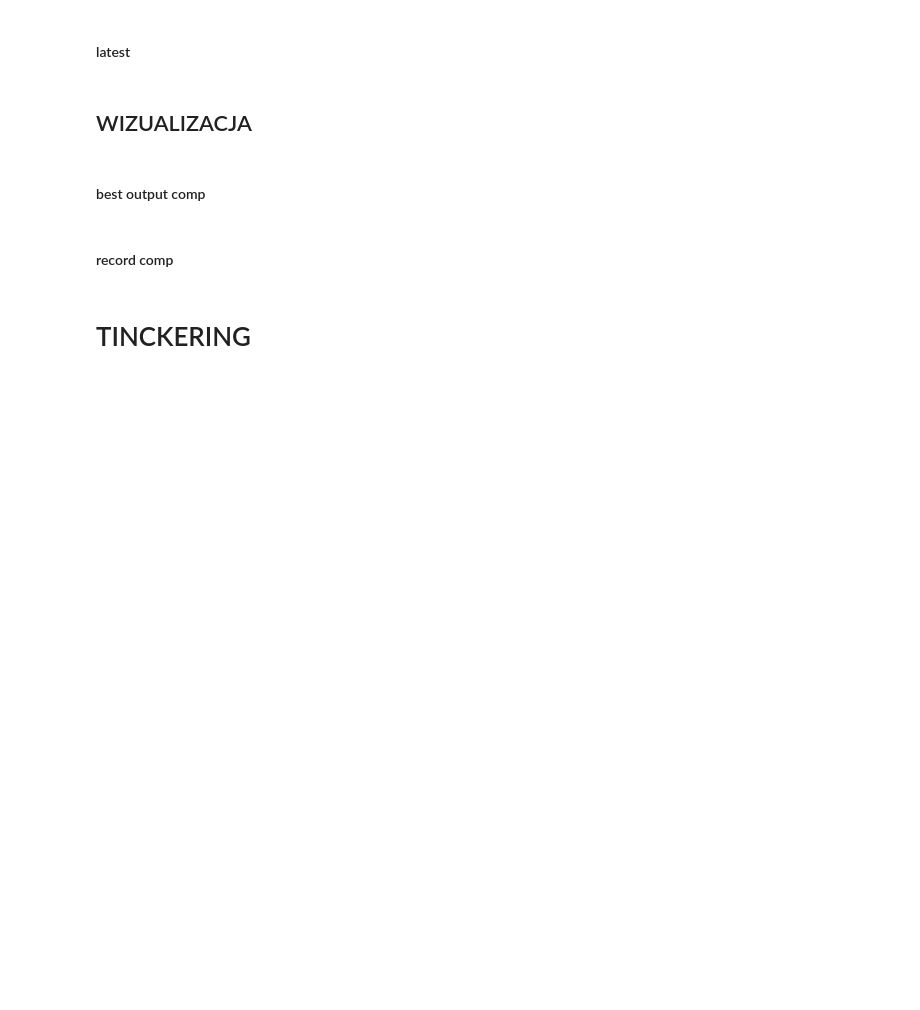
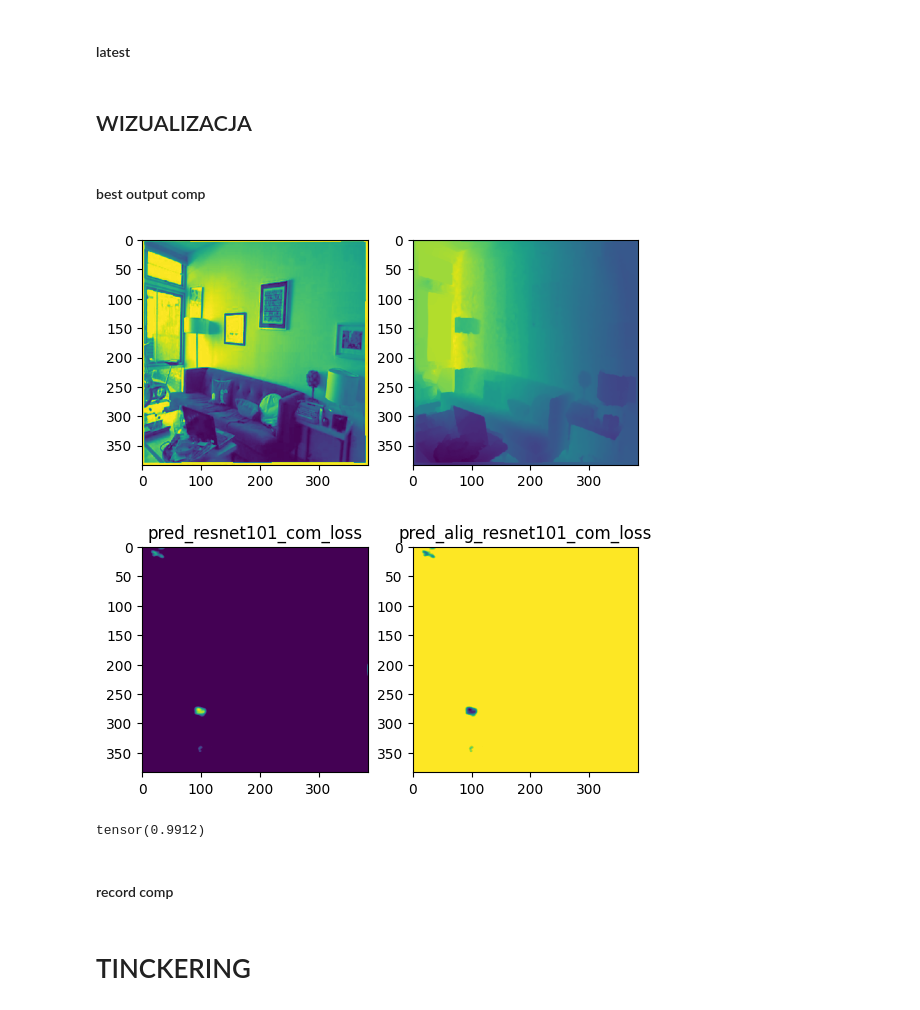
Before and after one commit to Mpasiowiec/Estymacja-glebi-na-podstawie-pojedynczego-zdejcia, a Jupyter notebook: quick_check.ipynb, the cells around one changed output. Saved outputs shown, nothing was run; the diff lists cells and outputs as text; code cells hidden in the pictures; blank space fills up the shorter version.

```diff
--- a/quick_check.ipynb
+++ b/quick_check.ipynb
@@ -353,66 +349,43 @@ model.to(device)
 # %%
 import matplotlib.pyplot as plt
 import numpy as np
 import glob
 import torch
-from util.config_util import recursive_load_config
 from models.MiDas import MidasNet
 from models.TernausNet import UNet16
 from util.alignment import align_depth_least_square
 
+fig, (a1,a2) = plt.subplots(1,2)
+a1.imshow(batch['rgb_img'][0][0])
+a2.imshow(batch['depth_raw_linear'][0][0])
 
-def imgshow(inp, title=None, pred=False):
-    inp = inp.numpy().transpose((1, 2, 0))
-    if not pred:
-        mean = np.array([0.48012177, 0.41071795, 0.39187136])
-        std = np.array([0.28875302, 0.29516797, 0.30792887])
-        inp = std * inp + mean
-        inp = np.clip(inp, 0, 1)
-        plt.imshow(inp)
-    else:
-        plt.imshow(inp, cmap='viridis')
-    plt.axis("off")
-    if title is not None:
-        plt.title(title)
-    plt.pause(0.001)
+pred = model(batch['rgb_img'][0].unsqueeze(0).to(device))
+pred_a = align_depth_least_square(batch['depth_raw_linear'][0].unsqueeze(0), pred.detach().cpu(), batch['valid_mask_raw'][0].unsqueeze(0), return_scale_shift=False)
 
-config_list = glob.glob('./config/*test_nyu_laptop_lin*.yaml')
-device = torch.device("cuda" if torch.cuda.is_available() else "cpu")
+output_alig = np.clip(
+    pred_a,
+    a_min=test_loaders[0].dataset.min_depth,
+    a_max=test_loaders[0].dataset.max_depth,
+)
+# clip to d > 0 for evaluation
+output_alig = np.clip(output_alig, a_min=1e-6, a_max=None)
 
-for i, conf in enumerate(config_list):
-    cfg = recursive_load_config(conf)
+fig, (a1,a2) = plt.subplots(1,2)
+a1.imshow(pred.detach().cpu().numpy()[0][0])
+a1.title.set_text('pred_'+cfg.model.backbone+'_'+cfg.loss.name)
+a2.imshow(output_alig[0][0])
+a2.title.set_text('pred_alig_'+cfg.model.backbone+'_'+cfg.loss.name)
 
-    # -------------------- Model --------------------
-    if cfg.model.name == 'TernausNet':
-        model = UNet16(pretrained=True, is_deconv=True)
-    elif cfg.model.name == 'MiDas':
-      model = MidasNet(backbone=cfg.model.backbone)
-    else:
-      raise NotImplementedError
-
-    best_path = glob.glob('./test_files/*'+conf.split('\\')[-1].split('.')[-2]+'/checkpoint/latest/best_net.pth')
-    model.load_state_dict(
-        torch.load(best_path[0], map_location=device)
-    )
-    model.to(device)
-
-    batch = next(iter(test_loaders[0]))
-
-    if i == 0:
-        fig, (a1,a2) = plt.subplots(1,2)
-        a1.imshow(batch['rgb_img'][0][0])
-        a2.imshow(batch['depth_raw_linear'][0][0])
-
-    pred = model(batch['rgb_img'][0].unsqueeze(0).to(device))
-    pred_a = align_depth_least_square(batch['depth_raw_linear'][0].unsqueeze(0), pred.detach().cpu(), batch['valid_mask_raw'][0].unsqueeze(0), return_scale_shift=False)
-
-    fig, (a1,a2) = plt.subplots(1,2)
-    a1.imshow(pred.detach().cpu().numpy()[0][0])
-    a1.title.set_text('pred_'+conf.split('\\')[-1].split('.')[-2])
-    a2.imshow(pred_a[0][0])
-    a2.title.set_text('pred_alig_'+conf.split('\\')[-1].split('.')[-2])
-
-    torch.cuda.empty_cache()
+torch.cuda.empty_cache()
+# %% [output]
+[figure, added]
+[figure, added]
+# %%
+from util import metric
+
+metric.delta3_acc(output_alig, batch['depth_raw_linear'][0].unsqueeze(0), batch['valid_mask_raw'][0].unsqueeze(0))
+# %% [output]
+tensor(0.9912)
 # %% [markdown]
 #### record comp
 # %%
```
Also changed, not shown: parts of 9 cells of this notebook, 2 other files.
